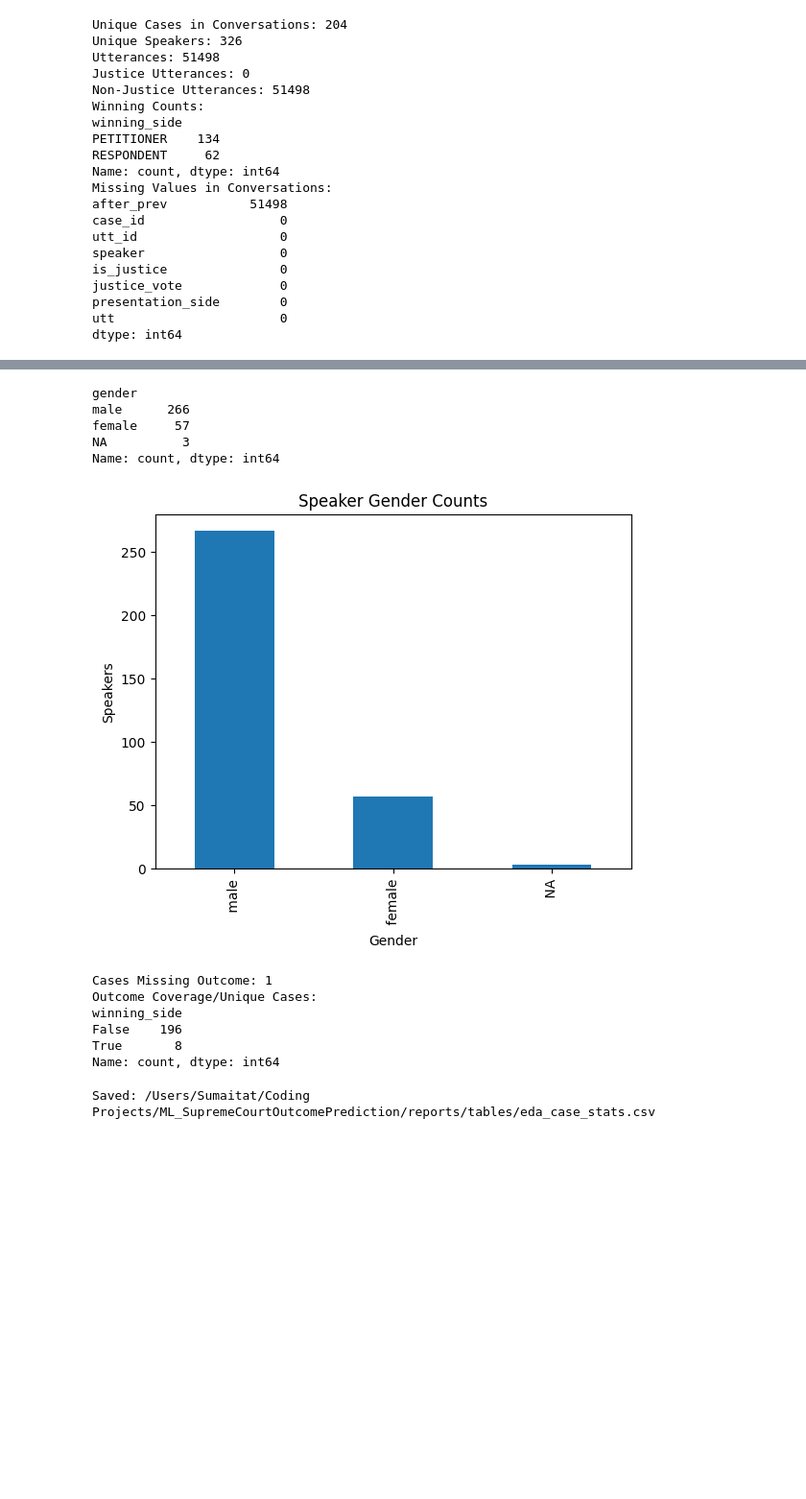
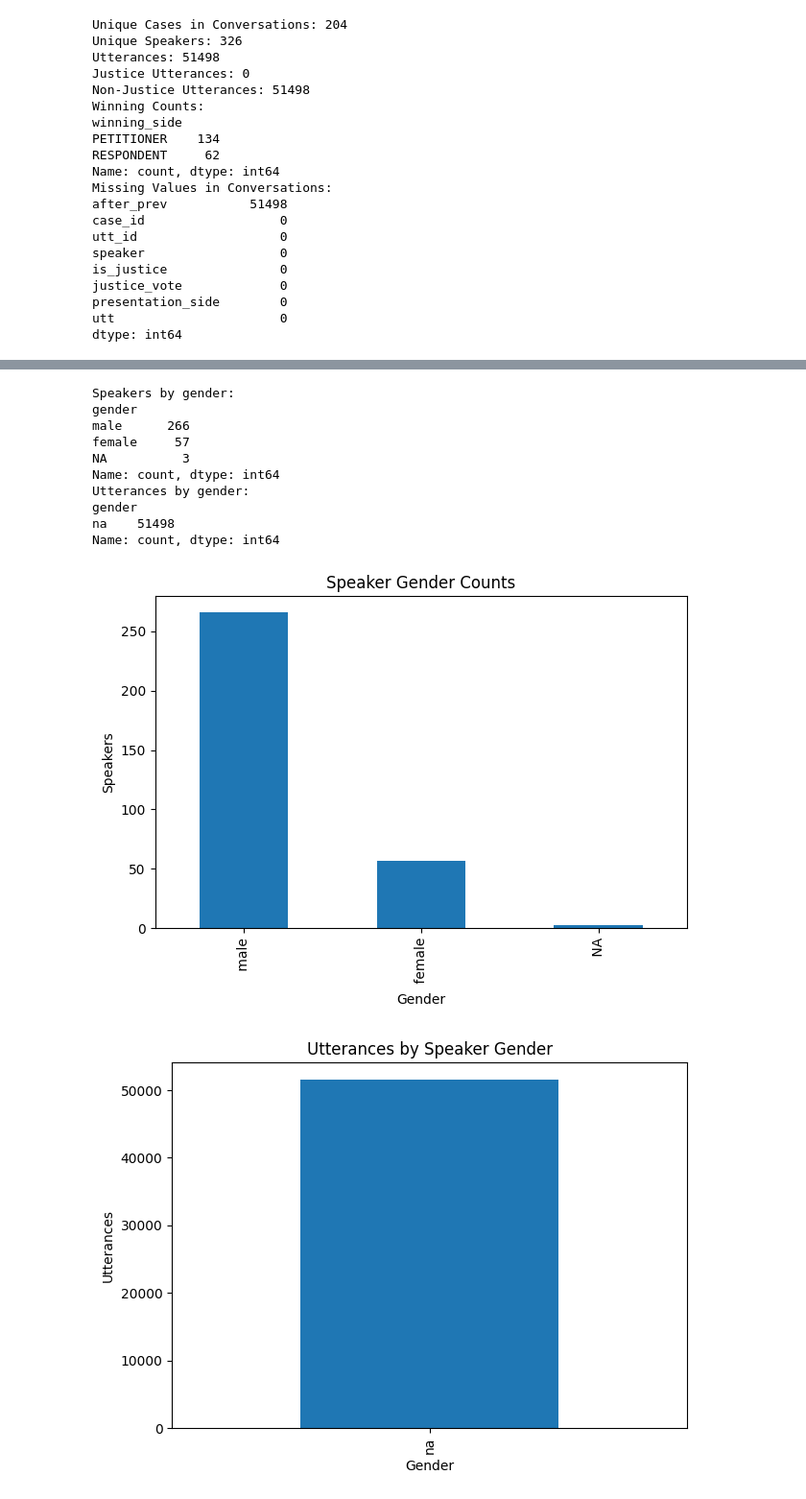
Before and after one commit to sumaitate/ML_SupremeCourtOutcomePrediction, a Jupyter notebook: notebooks/01_data_exploration.ipynb, the cells around one changed output, grey strips where cells are left out. Shown at 96% size. Cells and saved outputs as stored; diff of their text form; code cells hidden in the pictures; blank space fills up the shorter version.

```diff
--- a/notebooks/01_data_exploration.ipynb
+++ b/notebooks/01_data_exploration.ipynb
@@ -233,39 +328,38 @@ plt.show()
 [figure]
-# %%
-gender_counts = gen["gender"].value_counts(dropna=False)
-gender_counts
-# %% [output]
-gender
-male      266
-female     57
-NA          3
-Name: count, dtype: int64
-# %%
-plt.figure()
-
-gender_counts.plot(kind="bar")
-plt.title("Speaker Gender Counts")
-plt.xlabel("Gender")
-plt.ylabel("Speakers")
-plt.show()
-# %% [output]
-[figure, removed]
-# %%
-conv2 = conv.merge(out, on="case_id", how="left")
-
-print("Cases Missing Outcome:", int(conv2["winning_side"].isna().any()))
-print("Outcome Coverage/Unique Cases:")
-print(conv2.drop_duplicates("case_id")["winning_side"].isna().value_counts())
-# %% [output]
-Cases Missing Outcome: 1
-Outcome Coverage/Unique Cases:
-winning_side
-False    196
-True       8
-Name: count, dtype: int64
-# %%
-meta_fp = tables_direct / "eda_case_stats.csv"
-case_len.to_csv(meta_fp, index=False)
-print("Saved:", meta_fp)
-# %% [output]
-Saved: /Users/Sumaitat/Coding Projects/ML_SupremeCourtOutcomePrediction/reports/tables/eda_case_stats.csv
+# %%
+gender_speaker = gen["gender"].value_counts(dropna=False)
+print("Speakers by gender:")
+print(gender_speaker)
+
+gender_utt = conv2["gender"].value_counts(dropna=False)
+print("Utterances by gender:")
+print(gender_utt)
+
+plt.figure()
+gender_speaker.plot(kind="bar")
+plt.title("Speaker Gender Counts")
+plt.xlabel("Gender")
+plt.ylabel("Speakers")
+plt.tight_layout()
+plt.show()
+
+plt.figure()
+gender_utt.plot(kind="bar")
+plt.title("Utterances by Speaker Gender")
+plt.xlabel("Gender")
+plt.ylabel("Utterances")
+plt.tight_layout()
+plt.show()
+# %% [output]
+Speakers by gender:
+gender
+male      266
+female     57
+NA          3
+Name: count, dtype: int64
+Utterances by gender:
+gender
+na    51498
+Name: count, dtype: int64
+[figure, added]
+[figure, added]
```
Also changed, not shown: parts of 14 cells of this notebook, 5 other files.
